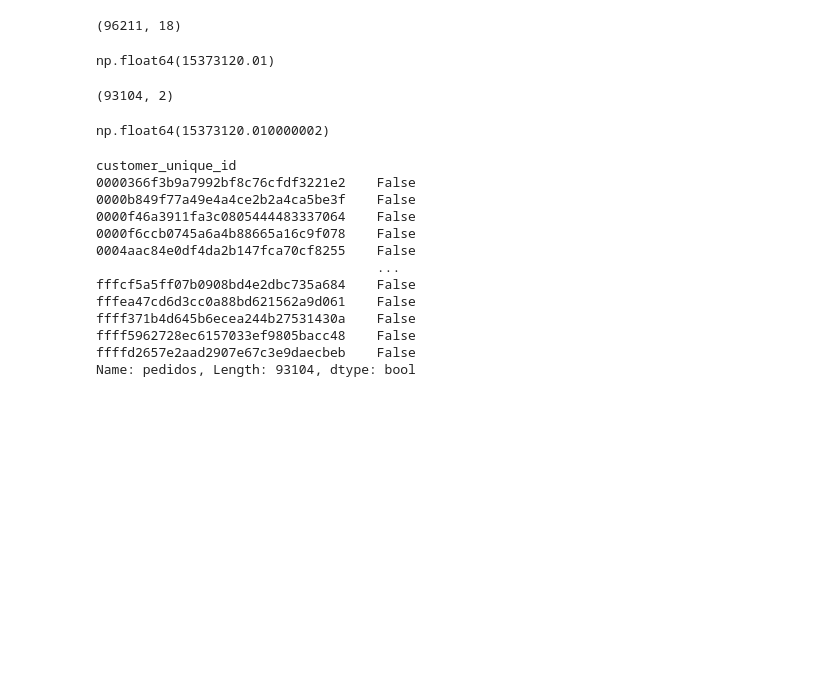
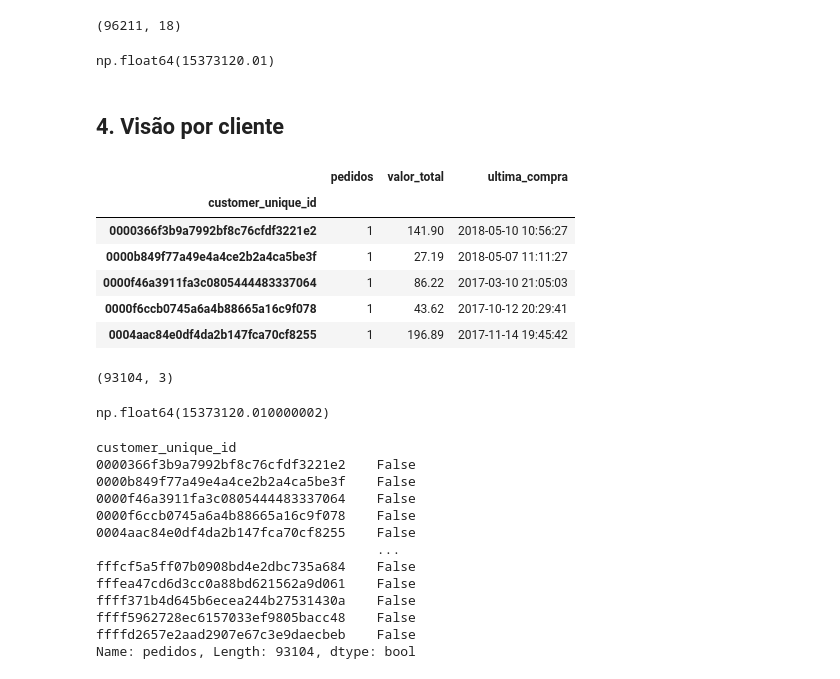
Before and after one commit to reinaldosl/Tech-challenge-POSTECH, a Jupyter notebook: notebooks/pagamentos-clientes.ipynb, the cells around one changed output. Drawn from its saved outputs; the diff is of its cells as text; code cells hidden in the pictures; blank space fills up the shorter version.

```diff
--- a/notebooks/pagamentos-clientes.ipynb
+++ b/notebooks/pagamentos-clientes.ipynb
@@ -108,15 +117,28 @@ base_filtrada.shape
 base_filtrada['order_total'].sum()
 # %% [output]
 np.float64(15373120.01)
+# %% [markdown]
+## 4. Visão por cliente
 # %%
 clientes = base_filtrada.groupby("customer_unique_id").agg(
     pedidos=("order_id", "nunique"),
-    valor_total=("order_total", "sum")
+    valor_total=("order_total", "sum"),
+    ultima_compra=("order_purchase_timestamp", "max")
 )
+# %%
+clientes.head()
+# %% [output]
+|  | pedidos | valor_total | ultima_compra |
+| customer_unique_id |  |  |  |
+| 0000366f3b9a7992bf8c76cfdf3221e2 | 1 | 141.90 | 2018-05-10 10:56:27 |
+| 0000b849f77a49e4a4ce2b2a4ca5be3f | 1 | 27.19 | 2018-05-07 11:11:27 |
+| 0000f46a3911fa3c0805444483337064 | 1 | 86.22 | 2017-03-10 21:05:03 |
+| 0000f6ccb0745a6a4b88665a16c9f078 | 1 | 43.62 | 2017-10-12 20:29:41 |
+| 0004aac84e0df4da2b147fca70cf8255 | 1 | 196.89 | 2017-11-14 19:45:42 |
 # %%
 clientes.shape
 # %% [output]
-(93104, 2)
+(93104, 3)
 # %%
 clientes['valor_total'].sum()
 # %% [output]
```
Also changed, not shown: parts of 9 cells of this notebook.
